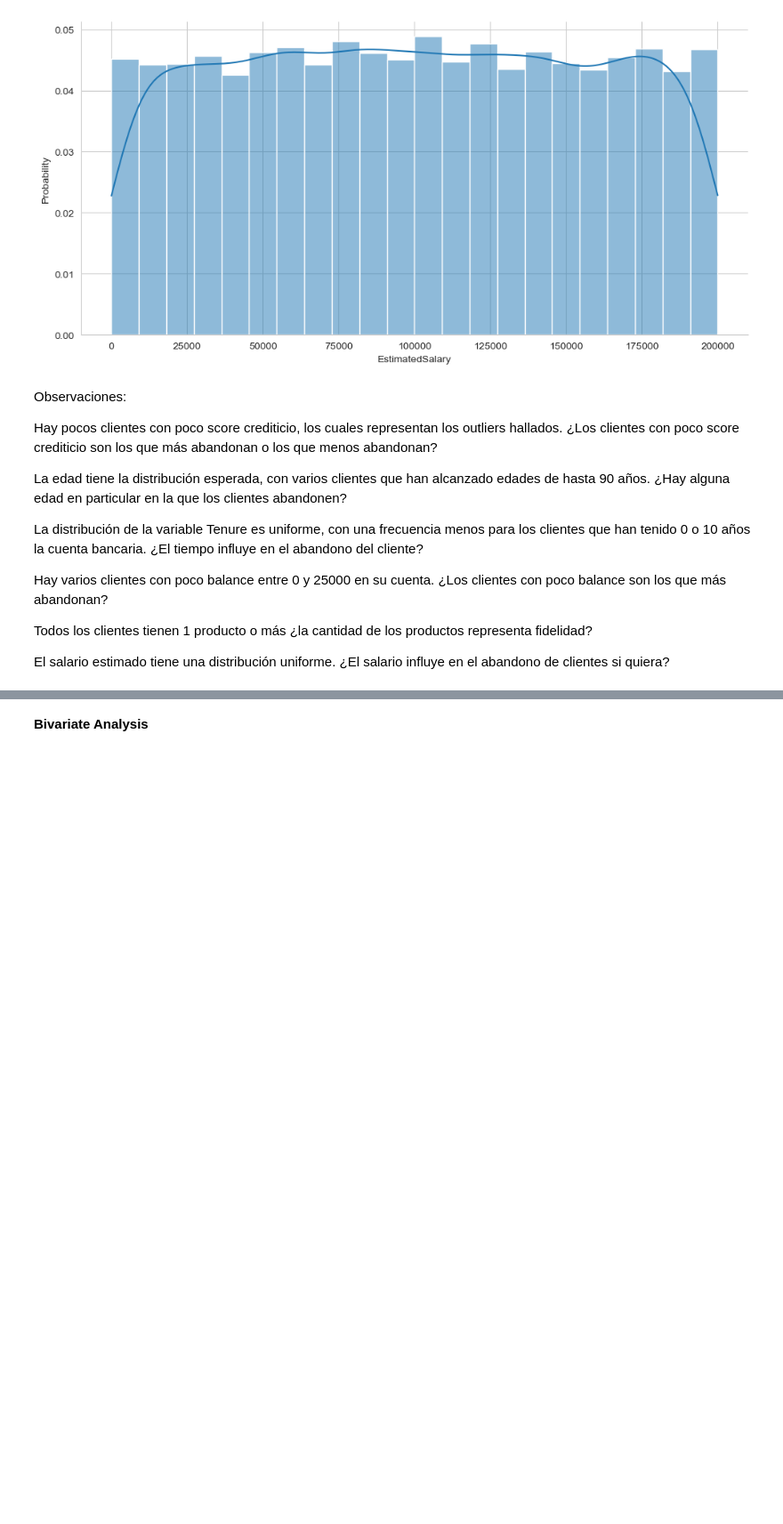
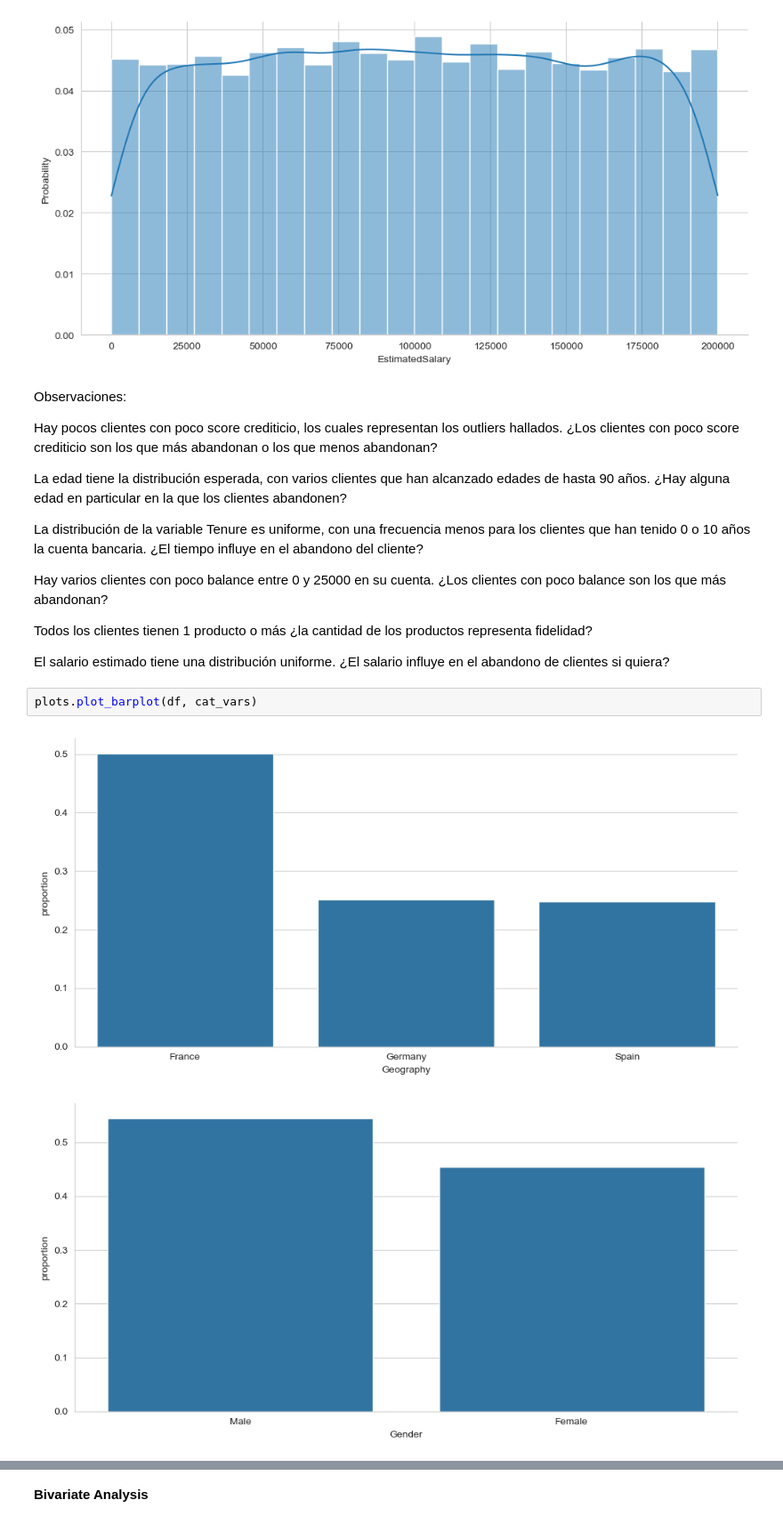
Before and after one commit to davexat/Customer_Churn_Predictor, a Jupyter notebook: notebooks/2.0_dsb_data_exploration.ipynb, the cells around one changed output, grey strips where cells are left out. Shown: that part at 89% size. Drawn from its saved outputs; the diff is of its cells as text; blank space fills up the shorter version.

```diff
--- a/notebooks/2.0_dsb_data_exploration.ipynb
+++ b/notebooks/2.0_dsb_data_exploration.ipynb
@@ -134,3 +134,8 @@ Hay varios clientes con poco balance entre 0 y 25000 en su cuenta. ¿Los cliente
 Todos los clientes tienen 1 producto o más ¿la cantidad de los productos representa fidelidad?
 
 El salario estimado tiene una distribución uniforme. ¿El salario influye en el abandono de clientes si quiera?
+# %%
+plots.plot_barplot(df, cat_vars)
+# %% [output]
+[figure, added]
+[figure, added]
```
Also changed, not shown: parts of 5 cells of this notebook, 1 other file.
